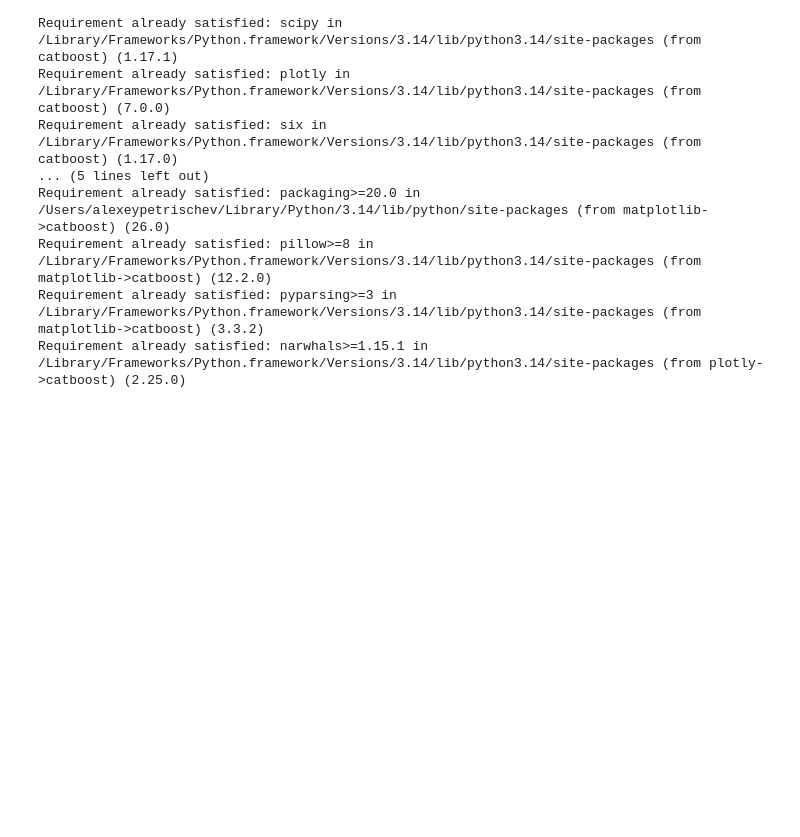
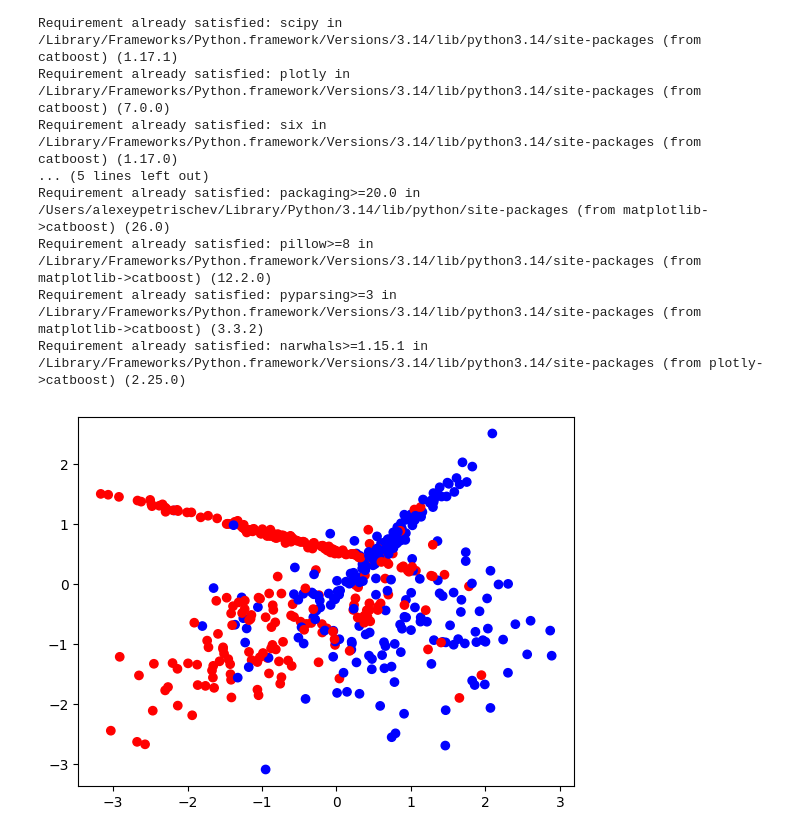
Before and after one commit to a108petrischev-cell/ML, a Jupyter notebook: GB/gb.ipynb, the cells around one changed output. Saved outputs shown, nothing was run; the diff lists cells and outputs as text; code cells hidden in the pictures; blank space fills up the shorter version.

```diff
--- a/GB/gb.ipynb
+++ b/GB/gb.ipynb
@@ -240,0 +257,30 @@ Requirement already satisfied: narwhals>=1.15.1 in /Library/Frameworks/Python.fr
+# %%
+cmap_light = ListedColormap(['#FFAAAA', '#AAFFAA', '#AAAAFF'])
+cmap_bold = ListedColormap(['#FF0000', '#00FF00', '#0000FF'])
+
+def plot_surface(X, y, clf):
+    h = 0.2
+    x_min, x_max = X[:, 0].min() - 1, X[:, 0].max() + 1
+    y_min, y_max = X[:, 1].min() - 1, X[:, 1].max() + 1
+    xx, yy = np.meshgrid(np.arange(x_min, x_max, h),
+                         np.arange(y_min, y_max, h))
+    Z = clf.predict(np.c_[xx.ravel(), yy.ravel()])
+
+    Z = Z.reshape(xx.shape)
+    plt.figure(figsize=(8, 8))
+    plt.pcolormesh(xx, yy, Z, cmap=cmap_light)
+
+    # Plot also the training points
+    plt.scatter(X[:, 0], X[:, 1], c=y, cmap=cmap_bold)
+    plt.xlim(xx.min(), xx.max())
+    plt.ylim(yy.min(), yy.max())
+# %%
+X, y = make_classification(n_samples=500, n_features=2, n_informative=2,
+                           n_redundant=0, n_repeated=0,
+                           n_classes=2, n_clusters_per_class=2,
+                           flip_y=0.05, class_sep=0.8, random_state=241)
+
+X_train, X_test, y_train, y_test = train_test_split(X, y, test_size=0.3, random_state=241)
+plt.scatter(X[:, 0], X[:, 1], c=y, cmap=cmap_bold);
+# %% [output]
+[figure, added]
```
Also changed, not shown: parts of 13 cells of this notebook, 5 other files.
